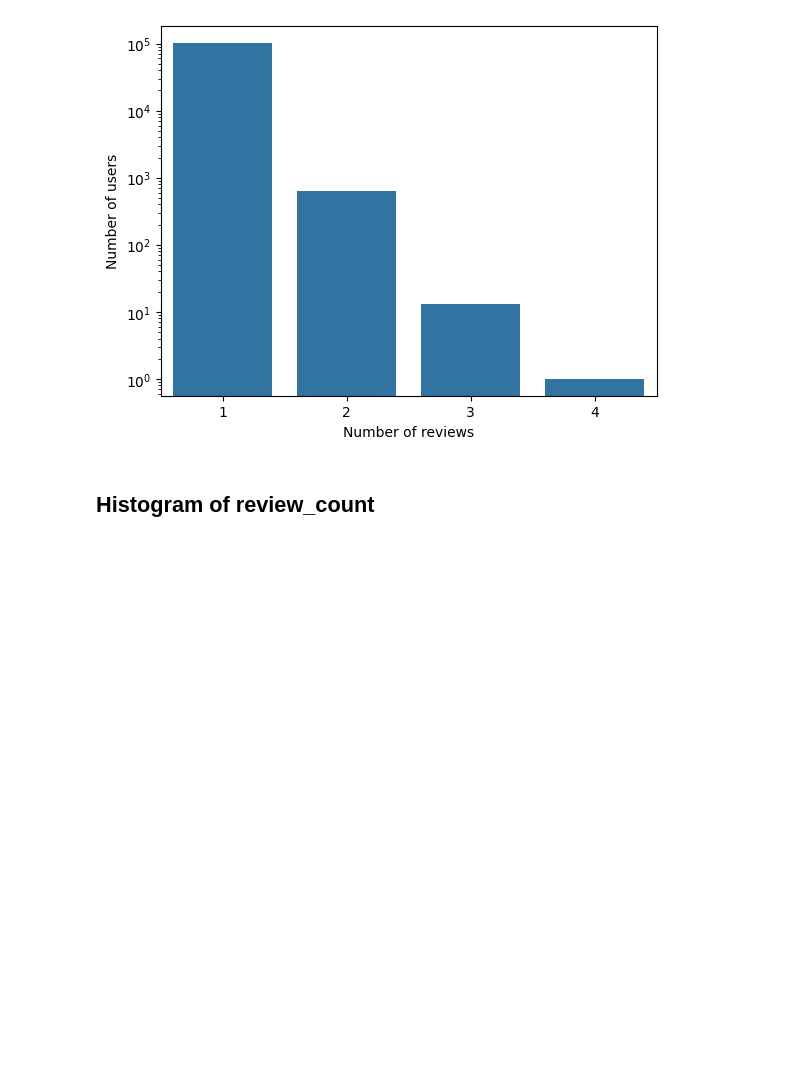
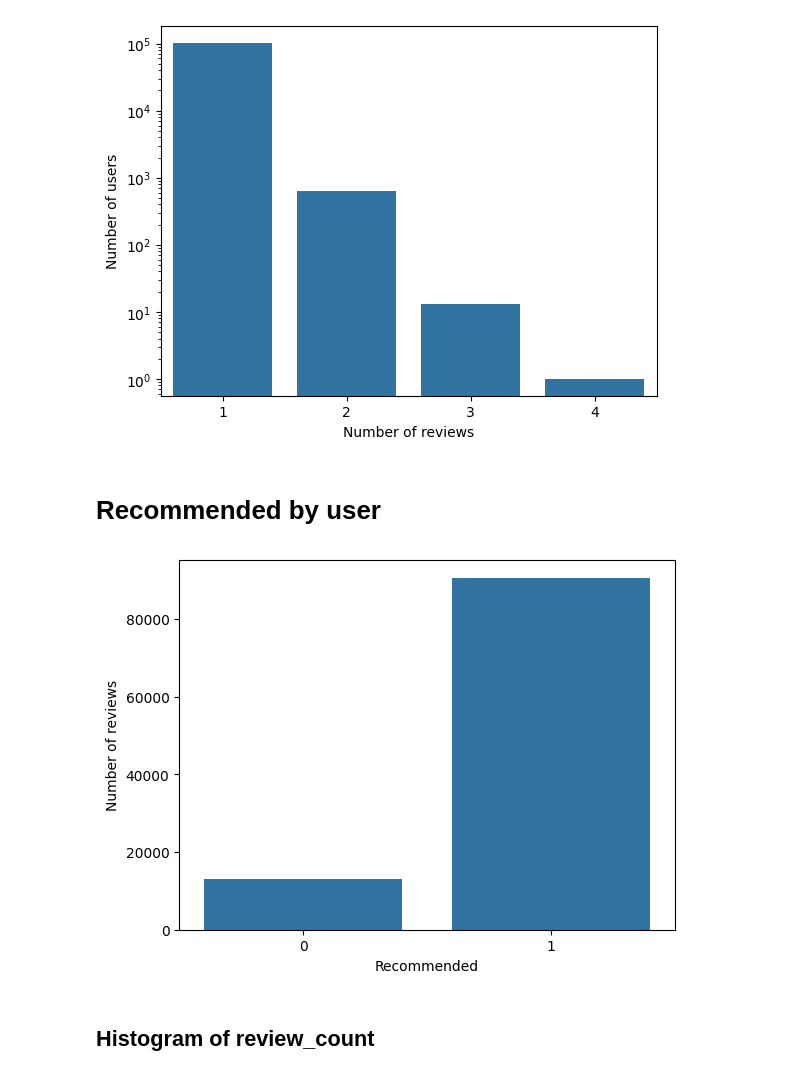
Before and after one commit to esbendamkjaer/DTU-CTFDS-02807-PROJ, a Jupyter notebook: src/dtu_ctfds_02807_proj/exploratory.ipynb, the cells around one changed output. Saved outputs shown, nothing was run; the diff lists cells and outputs as text; code cells hidden in the pictures; blank space fills up the shorter version.

```diff
--- a/src/dtu_ctfds_02807_proj/exploratory.ipynb
+++ b/src/dtu_ctfds_02807_proj/exploratory.ipynb
@@ -274,6 +192,32 @@ plt.ylabel('Number of users')
 plt.show()
 # %% [output]
 [figure]
+# %% [markdown]
+# Recommended by user
+# %%
+recommended_by_user = game_reviews\
+    .withColumn(
+        'rating',
+        F.when(game_reviews.recommended == True, 1).otherwise(0)
+    )\
+    .groupBy("rating")\
+    .agg(
+        F.count('review_id').alias('review_count'),
+    )\
+    .orderBy(F.asc('rating'))\
+    .toPandas()
+
+sns.barplot(
+    x=recommended_by_user['rating'],
+    y=recommended_by_user['review_count'],
+)
+
+plt.xlabel('Recommended')
+plt.ylabel('Number of reviews')
+
+plt.show()
+# %% [output]
+[figure, added]
 # %% [markdown]
 ## Histogram of review_count
 # %%
```
Also changed, not shown: parts of 6 cells of this notebook, 2 other files.
